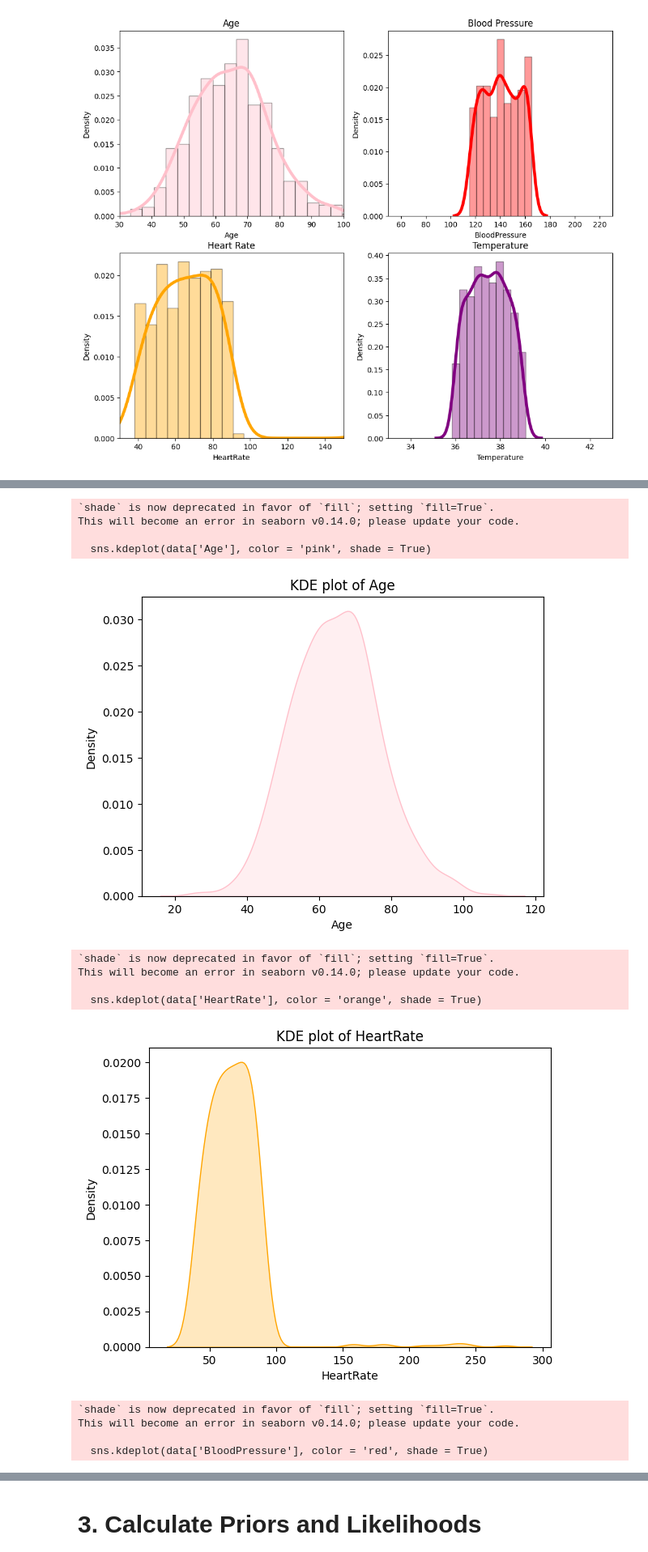
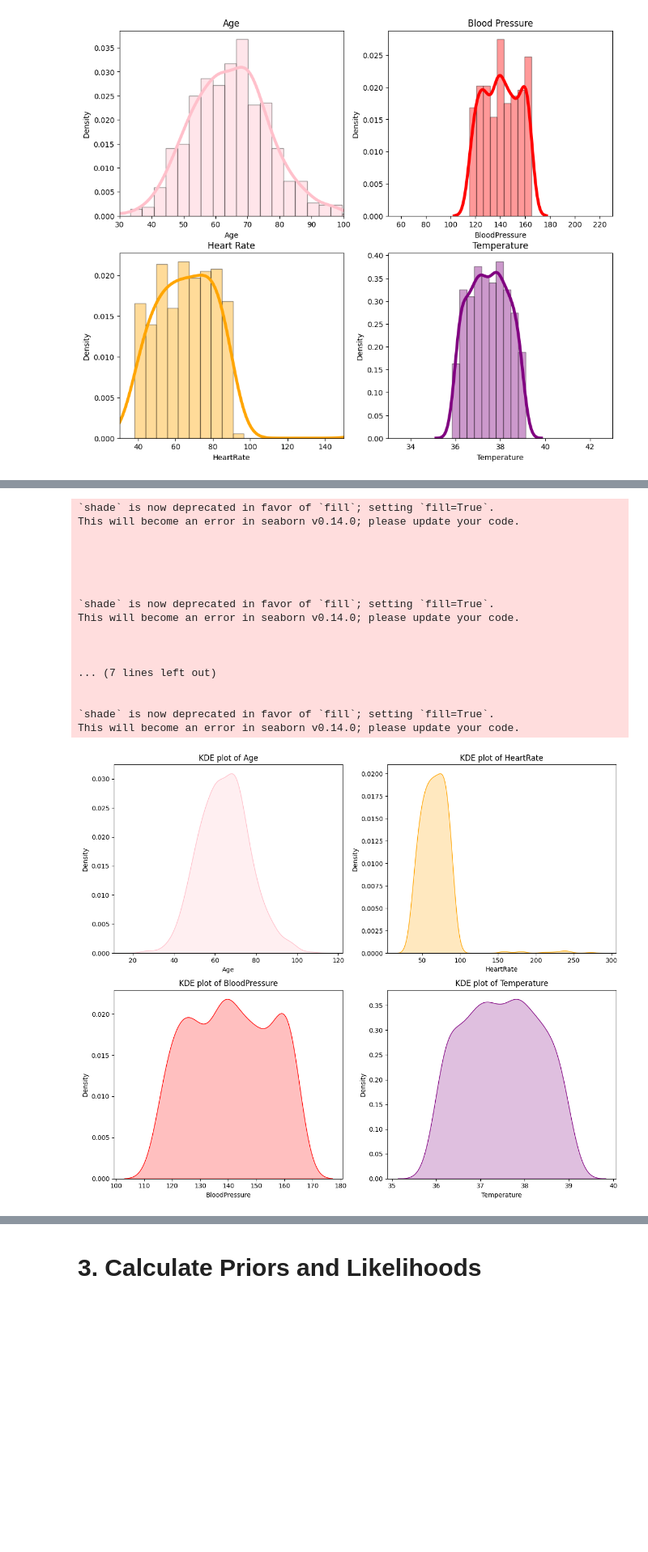
Before and after one commit to paulinomary/FIAD-Project2, a Jupyter notebook: Project2.ipynb, the cells around one changed output, grey strips where cells are left out. Shown at 81% size. Drawn from its saved outputs; the diff is of its cells as text; code cells hidden in the pictures; blank space fills up the shorter version.

Commit message:
new plots

```diff
--- a/Project2.ipynb
+++ b/Project2.ipynb
@@ -253,40 +364,51 @@ plt.show()
 # %%
-#KDE plot
-sns.kdeplot(data['Age'], color = 'pink', shade = True)
-plt.title('KDE plot of Age')
-plt.xlabel('Age')
-plt.ylabel('Density')
+# Create subplots
+fig, axs = plt.subplots(2, 2, figsize=(12, 10))
+
+# Plot KDE plots for each variable
+sns.kdeplot(data['Age'], color='pink', shade=True, ax=axs[0, 0])
+axs[0, 0].set_title('KDE plot of Age')
+axs[0, 0].set_xlabel('Age')
+axs[0, 0].set_ylabel('Density')
+
+sns.kdeplot(data['HeartRate'], color='orange', shade=True, ax=axs[0, 1])
+axs[0, 1].set_title('KDE plot of HeartRate')
+axs[0, 1].set_xlabel('HeartRate')
+axs[0, 1].set_ylabel('Density')
+
+sns.kdeplot(data['BloodPressure'], color='red', shade=True, ax=axs[1, 0])
+axs[1, 0].set_title('KDE plot of BloodPressure')
+axs[1, 0].set_xlabel('BloodPressure')
+axs[1, 0].set_ylabel('Density')
+
+sns.kdeplot(data['Temperature'], color='purple', shade=True, ax=axs[1, 1])
+axs[1, 1].set_title('KDE plot of Temperature')
+axs[1, 1].set_xlabel('Temperature')
+axs[1, 1].set_ylabel('Density')
+
+# Adjust layout
+plt.tight_layout()
+
+plt.savefig('kde_plots.png')
+
+# Display plot
 plt.show()
-
-sns.kdeplot(data['HeartRate'], color = 'orange', shade = True)
-plt.title('KDE plot of HeartRate')
-plt.xlabel('HeartRate')
-plt.ylabel('Density')
-plt.show()
-
-sns.kdeplot(data['BloodPressure'], color = 'red', shade = True)
-plt.title('KDE plot of BloodPressure')
-plt.xlabel('BloodPressure')
-plt.ylabel('Density')
-plt.show()
-
-sns.kdeplot(data['Temperature'], color = 'purple', shade = True)
-plt.title('KDE plot of Temperature')
-plt.xlabel('Temperature')
-plt.ylabel('Density')
-plt.show()
 # %% [output]
 `shade` is now deprecated in favor of `fill`; setting `fill=True`.
 This will become an error in seaborn v0.14.0; please update your code.
 
-  sns.kdeplot(data['Age'], color = 'pink', shade = True)
+
+
+
+
+`shade` is now deprecated in favor of `fill`; setting `fill=True`.
+This will become an error in seaborn v0.14.0; please update your code.
+
+
+
+... (7 lines left out)
+
+
+`shade` is now deprecated in favor of `fill`; setting `fill=True`.
+This will become an error in seaborn v0.14.0; please update your code.
-[figure, old version]
+[figure, new version]
-`shade` is now deprecated in favor of `fill`; setting `fill=True`.
-This will become an error in seaborn v0.14.0; please update your code.
-
-  sns.kdeplot(data['HeartRate'], color = 'orange', shade = True)
-[figure, removed]
-`shade` is now deprecated in favor of `fill`; setting `fill=True`.
-This will become an error in seaborn v0.14.0; please update your code.
-
-  sns.kdeplot(data['BloodPressure'], color = 'red', shade = True)
```
Also changed, not shown: parts of 27 cells of this notebook, 5 other files.
